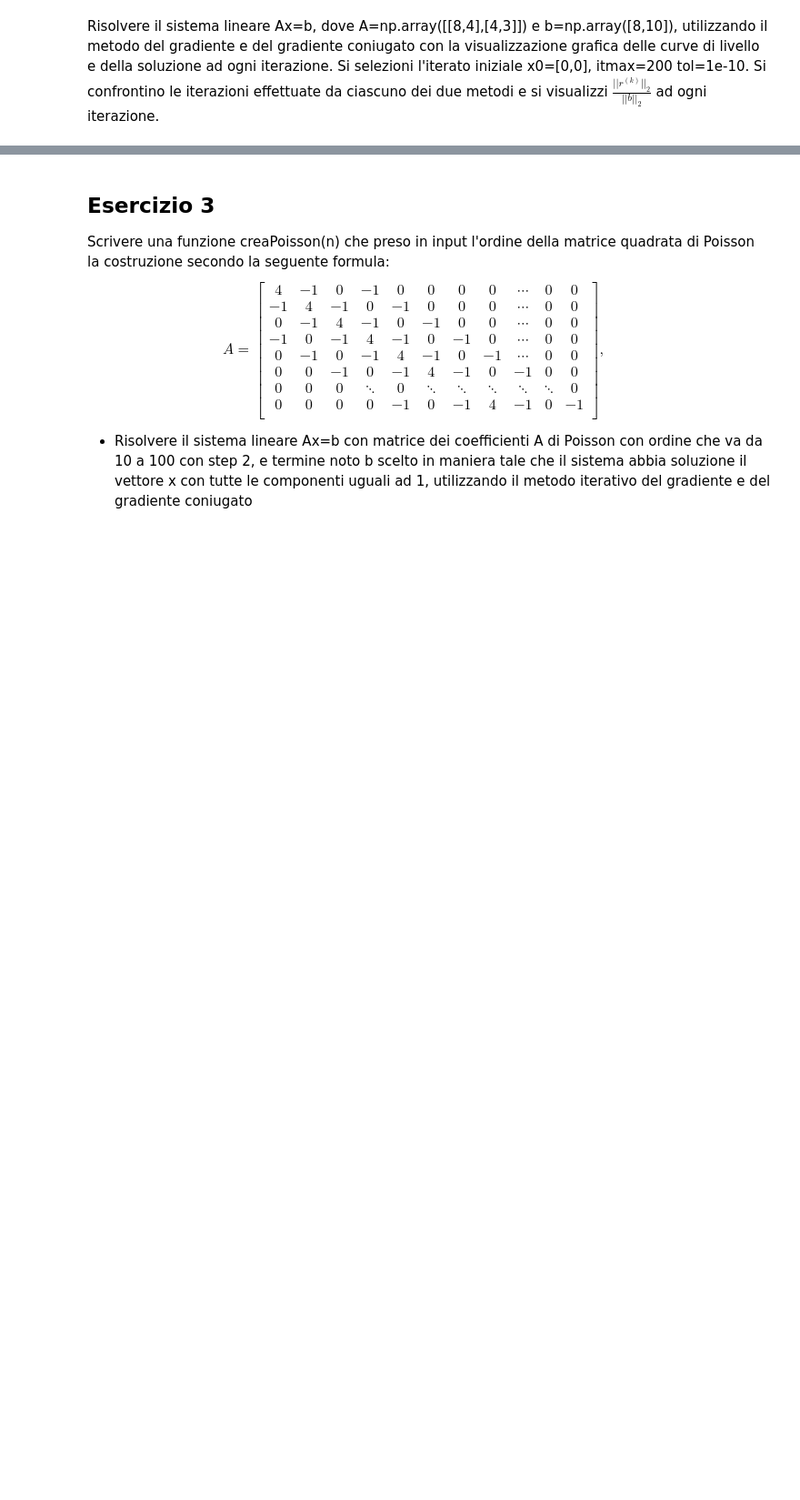
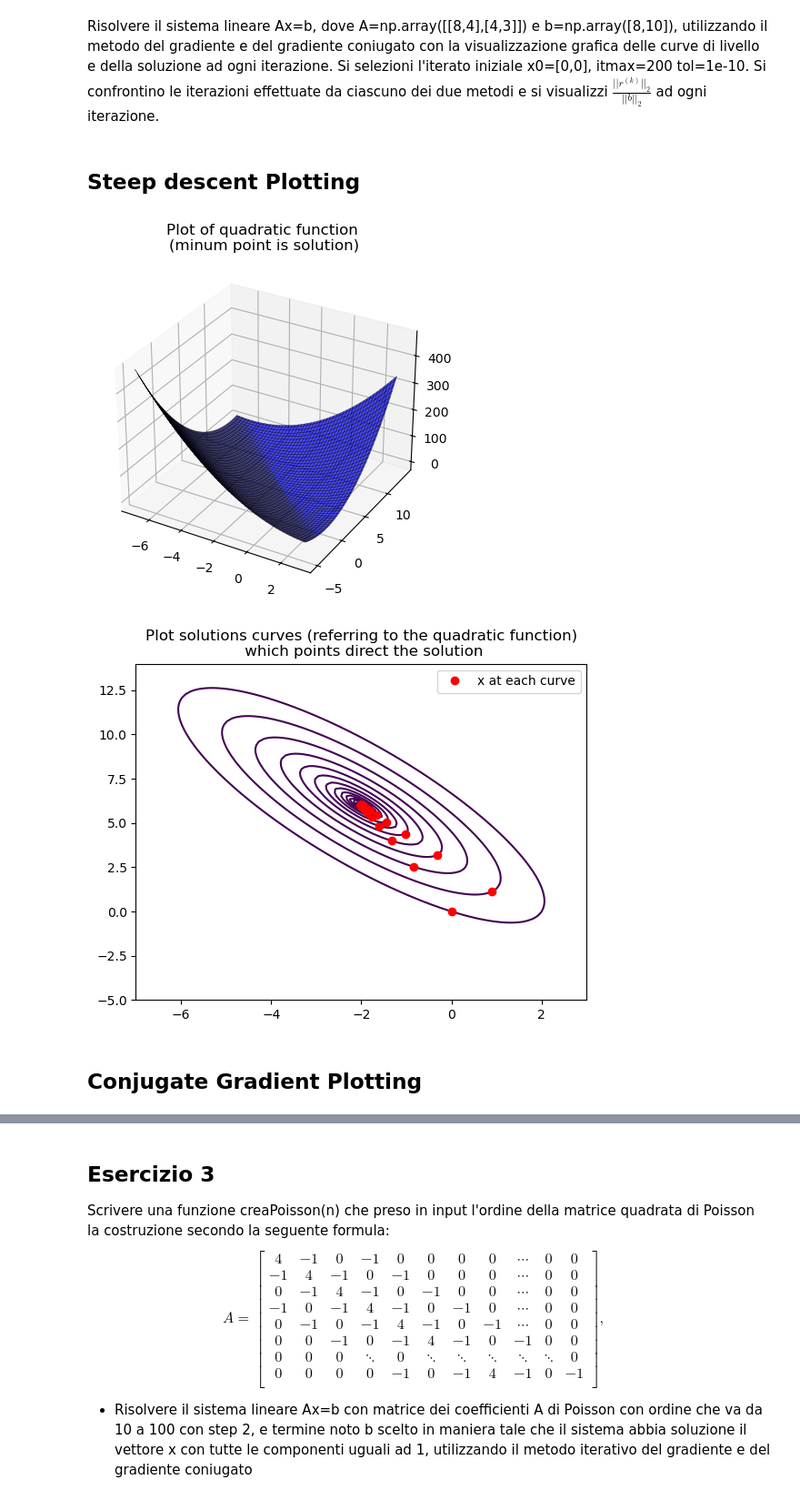
Before and after one commit to KeegTheBoi/metodi_numerici_es, a Jupyter notebook: Lecture 9/Esercitazione_9.ipynb, the cells around one changed output, grey strips where cells are left out. Shown: that part at 91% size. Saved outputs shown, nothing was run; the diff lists cells and outputs as text; code cells hidden in the pictures; blank space fills up the shorter version.

Commit message:
displaying plots o lecture 9

```diff
--- a/Lecture 9/Esercitazione_9.ipynb
+++ b/Lecture 9/Esercitazione_9.ipynb
@@ -136,12 +135,17 @@ tol=1e-10. Si confrontino le iterazioni effettuate da ciascuno dei due metodi e
 # %%
 x = np.linspace(-7.0, 3.0, 100)
 y = np.linspace(-5.0, 14.0, 100)
 
 A = np.array([[8, 4], [4, 3]])
 b = np.array([8, 10])
 
 X, Y, Z = create_mesh(x, y, f, (A, b))
 
-# steepestdescent_CL(A, b, X, Y, Z)
-# conjugate_gradient_CL(A, b, X, Y, Z)
-# test_convergence(A, methods={'steepscend':steepscent, 'conjugate gradient': conjugate_gradient}, b=b)
+steepestdescent_CL(A, b, X, Y, Z)
+conjugate_gradient_CL(A, b, X, Y, Z)
+test_convergence(A, methods={'steepscend':steepscent, 'conjugate gradient': conjugate_gradient}, b=b)
+# %% [output]
+## Steep descent Plotting
+[figure, added]
+[figure, added]
+## Conjugate Gradient Plotting
```
Also changed, not shown: parts of 3 cells of this notebook, 1 other file.
